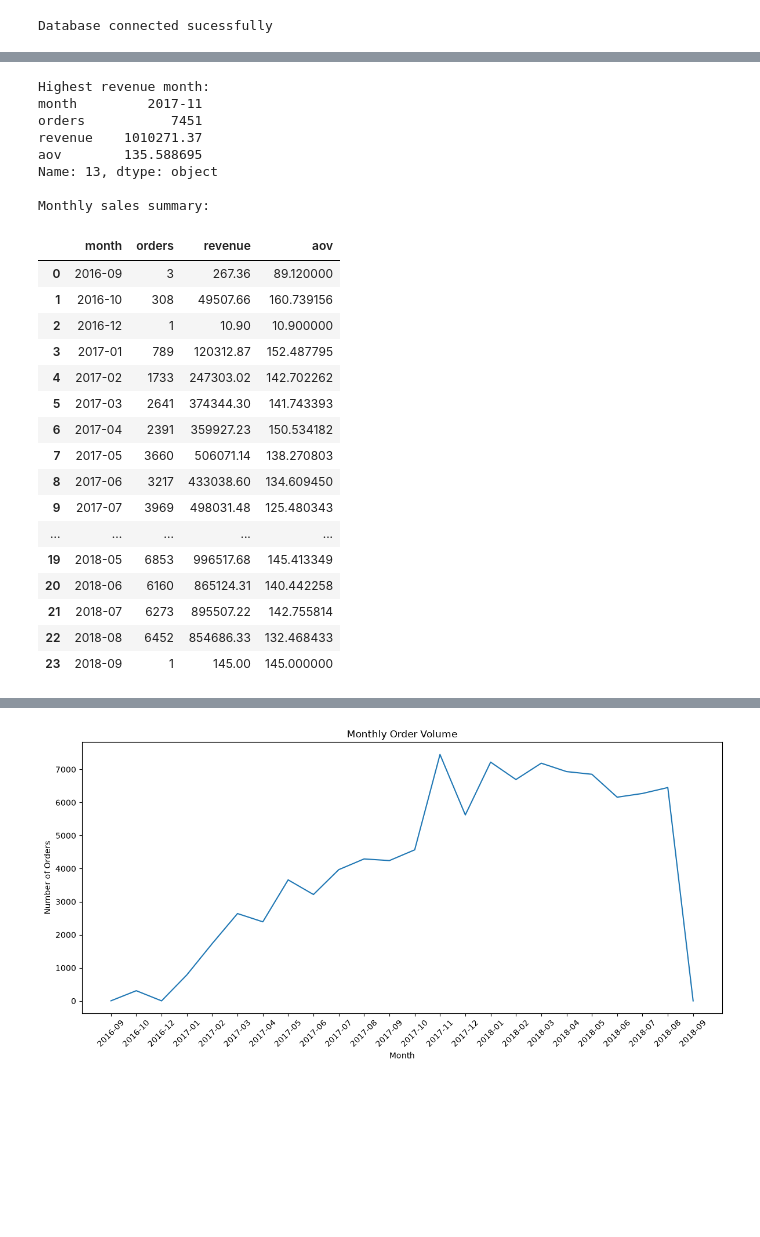
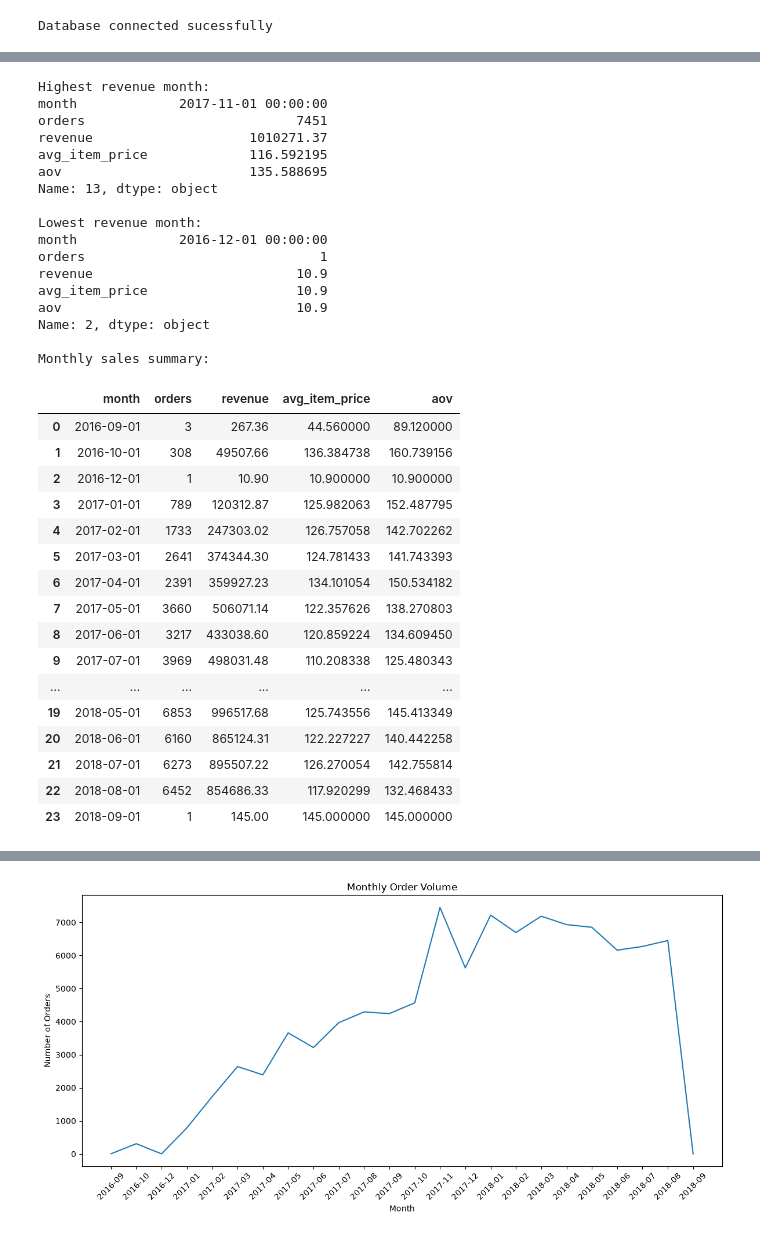
Before and after one commit to Pritija62/ecommerce-sales-analytics, a Jupyter notebook: Notebooks/ecommerce_analysis.ipynb, the cells around one changed output, grey strips where cells are left out. Saved outputs shown, nothing was run; the diff lists cells and outputs as text; code cells hidden in the pictures; blank space fills up the shorter version.

```diff
--- a/Notebooks/ecommerce_analysis.ipynb
+++ b/Notebooks/ecommerce_analysis.ipynb
@@ -105,3 +18,7 @@ monthly_sales = (
+# %%
+monthly_sales = pd.read_sql(
+    "SELECT * FROM monthly_sales",
+    engine)
 # %%
 monthly_sales=monthly_sales.sort_values("month")
 monthly_sales.head()
@@ -115,44 +47,56 @@ monthly_sales.head()
 # %%
-# MOnthly AOV (Average Order Value)
-monthly_sales["aov"] = (
-    monthly_sales["revenue"] / monthly_sales["orders"]
-)
-
+#highest vs lowest revenue month
+# Highest revenue month
 highest_revenue_month = monthly_sales.loc[
     monthly_sales["revenue"].idxmax()
 ]
-
+# Lowest revenue month
+lowest_revenue_month = monthly_sales.loc[
+    monthly_sales["revenue"].idxmin()
+]
 print("Highest revenue month:")
 print(highest_revenue_month)
 
+print("\nLowest revenue month:")
+print(lowest_revenue_month)
+
 print("\nMonthly sales summary:")
 monthly_sales
 # %% [output]
 Highest revenue month:
-month         2017-11
-orders           7451
-revenue    1010271.37
-aov        135.588695
+month             2017-11-01 00:00:00
+orders                           7451
+revenue                    1010271.37
+avg_item_price             116.592195
+aov                        135.588695
 Name: 13, dtype: object
 
+Lowest revenue month:
+month             2016-12-01 00:00:00
+orders                              1
+revenue                          10.9
+avg_item_price                   10.9
+aov                              10.9
+Name: 2, dtype: object
+
 Monthly sales summary:
-|  | month | orders | revenue | aov |
-| 0 | 2016-09 | 3 | 267.36 | 89.120000 |
-| 1 | 2016-10 | 308 | 49507.66 | 160.739156 |
-| 2 | 2016-12 | 1 | 10.90 | 10.900000 |
-| 3 | 2017-01 | 789 | 120312.87 | 152.487795 |
-| 4 | 2017-02 | 1733 | 247303.02 | 142.702262 |
-| 5 | 2017-03 | 2641 | 374344.30 | 141.743393 |
-| 6 | 2017-04 | 2391 | 359927.23 | 150.534182 |
-| 7 | 2017-05 | 3660 | 506071.14 | 138.270803 |
-| 8 | 2017-06 | 3217 | 433038.60 | 134.609450 |
-| 9 | 2017-07 | 3969 | 498031.48 | 125.480343 |
-| ... | ... | ... | ... | ... |
-| 19 | 2018-05 | 6853 | 996517.68 | 145.413349 |
-| 20 | 2018-06 | 6160 | 865124.31 | 140.442258 |
-| 21 | 2018-07 | 6273 | 895507.22 | 142.755814 |
-| 22 | 2018-08 | 6452 | 854686.33 | 132.468433 |
-| 23 | 2018-09 | 1 | 145.00 | 145.000000 |
+|  | month | orders | revenue | avg_item_price | aov |
+| 0 | 2016-09-01 | 3 | 267.36 | 44.560000 | 89.120000 |
+| 1 | 2016-10-01 | 308 | 49507.66 | 136.384738 | 160.739156 |
+| 2 | 2016-12-01 | 1 | 10.90 | 10.900000 | 10.900000 |
+| 3 | 2017-01-01 | 789 | 120312.87 | 125.982063 | 152.487795 |
+| 4 | 2017-02-01 | 1733 | 247303.02 | 126.757058 | 142.702262 |
+| 5 | 2017-03-01 | 2641 | 374344.30 | 124.781433 | 141.743393 |
+| 6 | 2017-04-01 | 2391 | 359927.23 | 134.101054 | 150.534182 |
+| 7 | 2017-05-01 | 3660 | 506071.14 | 122.357626 | 138.270803 |
+| 8 | 2017-06-01 | 3217 | 433038.60 | 120.859224 | 134.609450 |
+| 9 | 2017-07-01 | 3969 | 498031.48 | 110.208338 | 125.480343 |
+| ... | ... | ... | ... | ... | ... |
+| 19 | 2018-05-01 | 6853 | 996517.68 | 125.743556 | 145.413349 |
+| 20 | 2018-06-01 | 6160 | 865124.31 | 122.227227 | 140.442258 |
+| 21 | 2018-07-01 | 6273 | 895507.22 | 126.270054 | 142.755814 |
+| 22 | 2018-08-01 | 6452 | 854686.33 | 117.920299 | 132.468433 |
+| 23 | 2018-09-01 | 1 | 145.00 | 145.000000 | 145.000000 |
 # %%
 import matplotlib.pyplot as plt
 # %%
```
Also changed, not shown: parts of 55 cells of this notebook, 19 other files.
